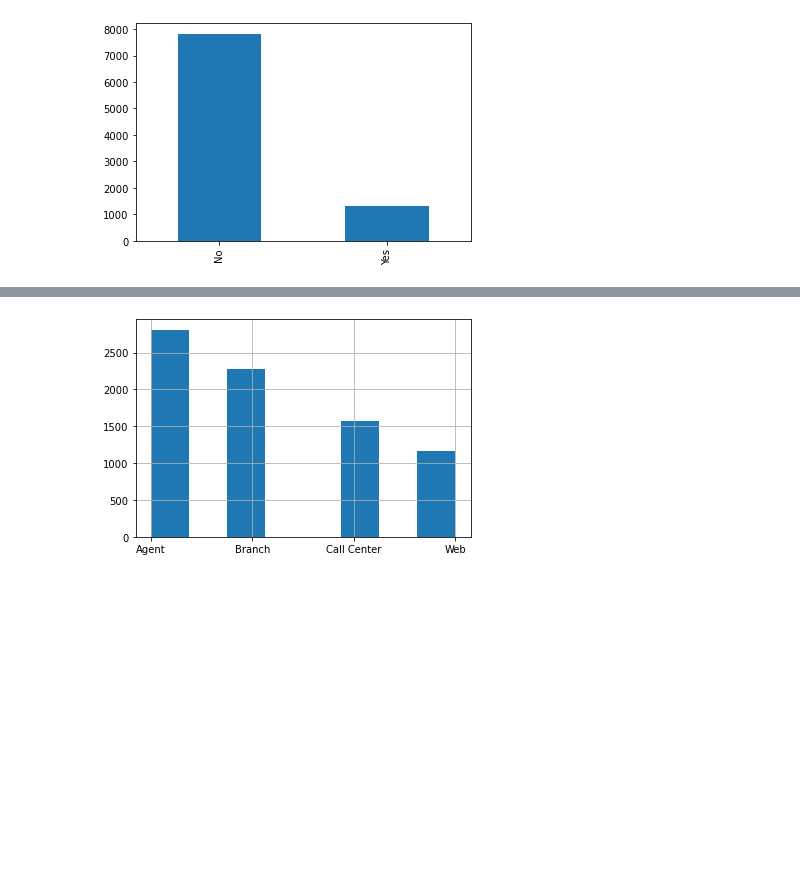
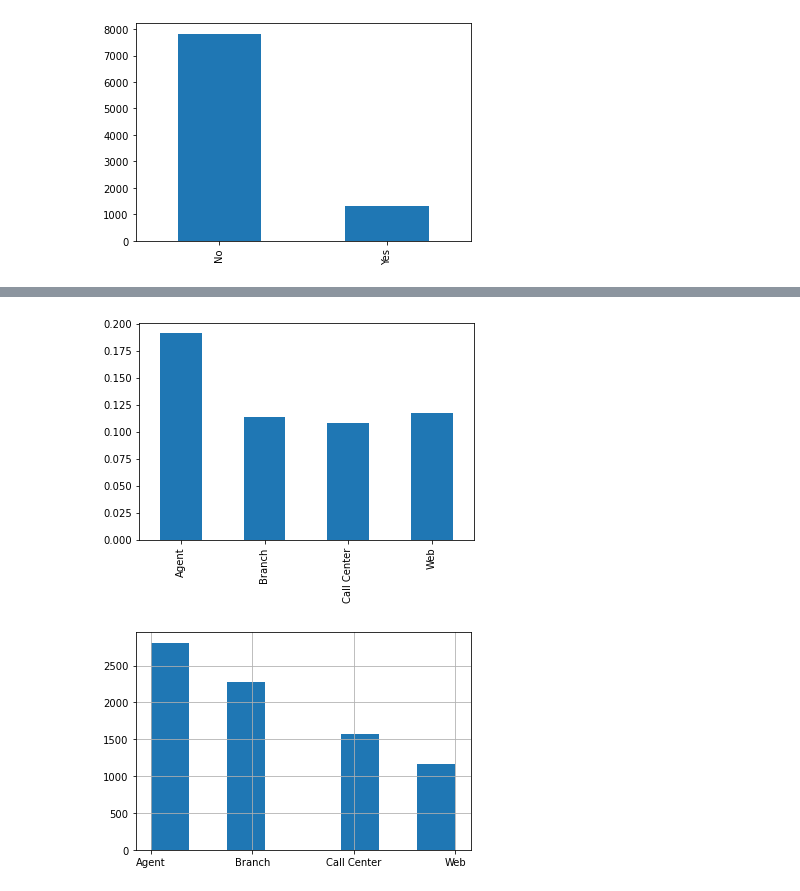
Before and after one commit to ArabellaCM/lab-customer-analysis-round-3, a Jupyter notebook: Customer Analysis Round 3 .ipynb, the cells around one changed output, grey strips where cells are left out. Drawn from its saved outputs; the diff is of its cells as text; code cells hidden in the pictures; blank space fills up the shorter version.

```diff
--- a/Customer Analysis Round 3 .ipynb
+++ b/Customer Analysis Round 3 .ipynb
@@ -188,3 +188,17 @@ data['response'].value_counts(sort=True).plot.bar() #prettier version using plot
 plt.show()
 # %% [output]
 [figure]
+# %%
+
+#separating out the yes responses
+
+
+responseYES = data[data["response"]== "Yes"]
+# %%
+#calculating the proportion of positive responses for each sales channel
+
+prop_channel_response = responseYES['sales_channel'].value_counts().to_frame()
+
+prop_channel_response ["response_proportion"] = prop_channel_response["sales_channel"]/data["sales_channel"].value_counts()
+
+prop_channel_response
@@ -190,0 +211,5 @@ plt.show()
+# %%
+prop_channel_response['response_proportion'].plot.bar()
+plt.show()
+# %% [output]
+[figure, added]
```
Also changed, not shown: parts of 5 cells of this notebook.
